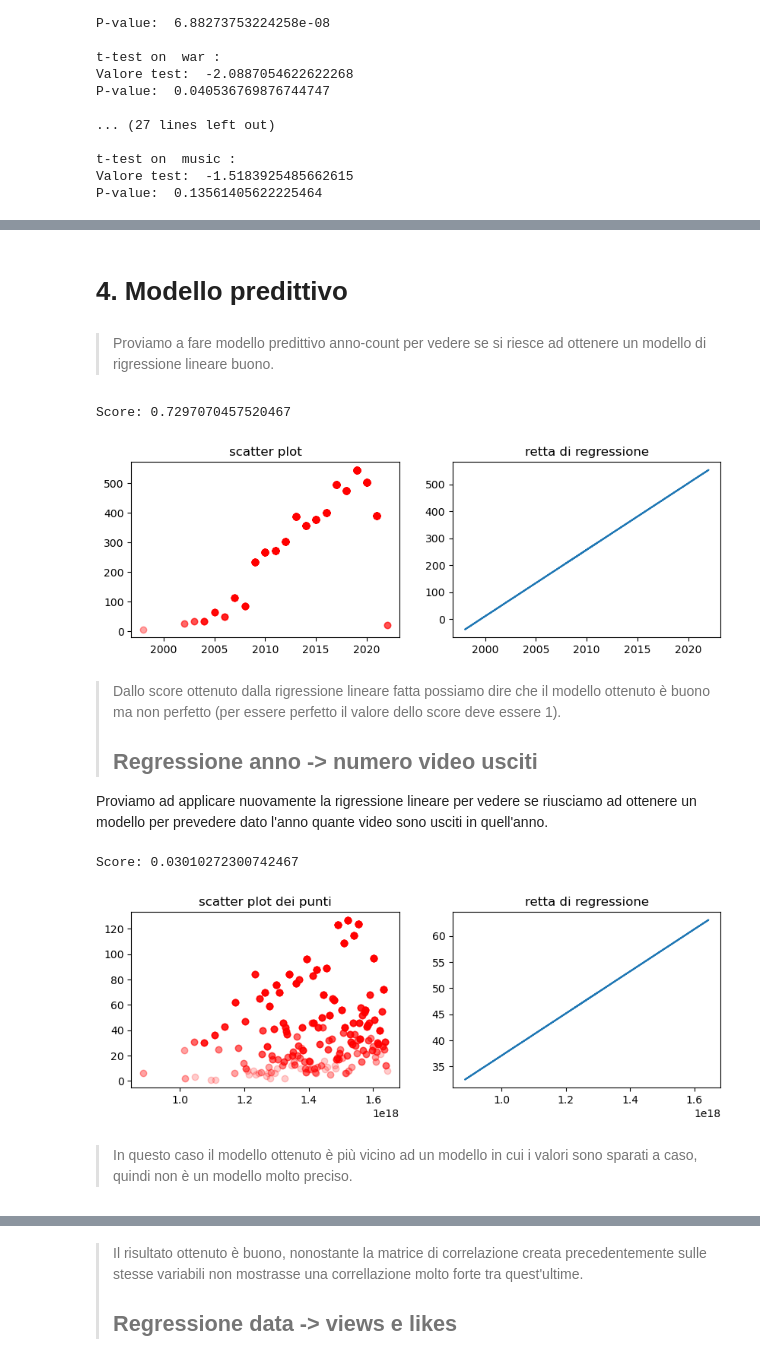
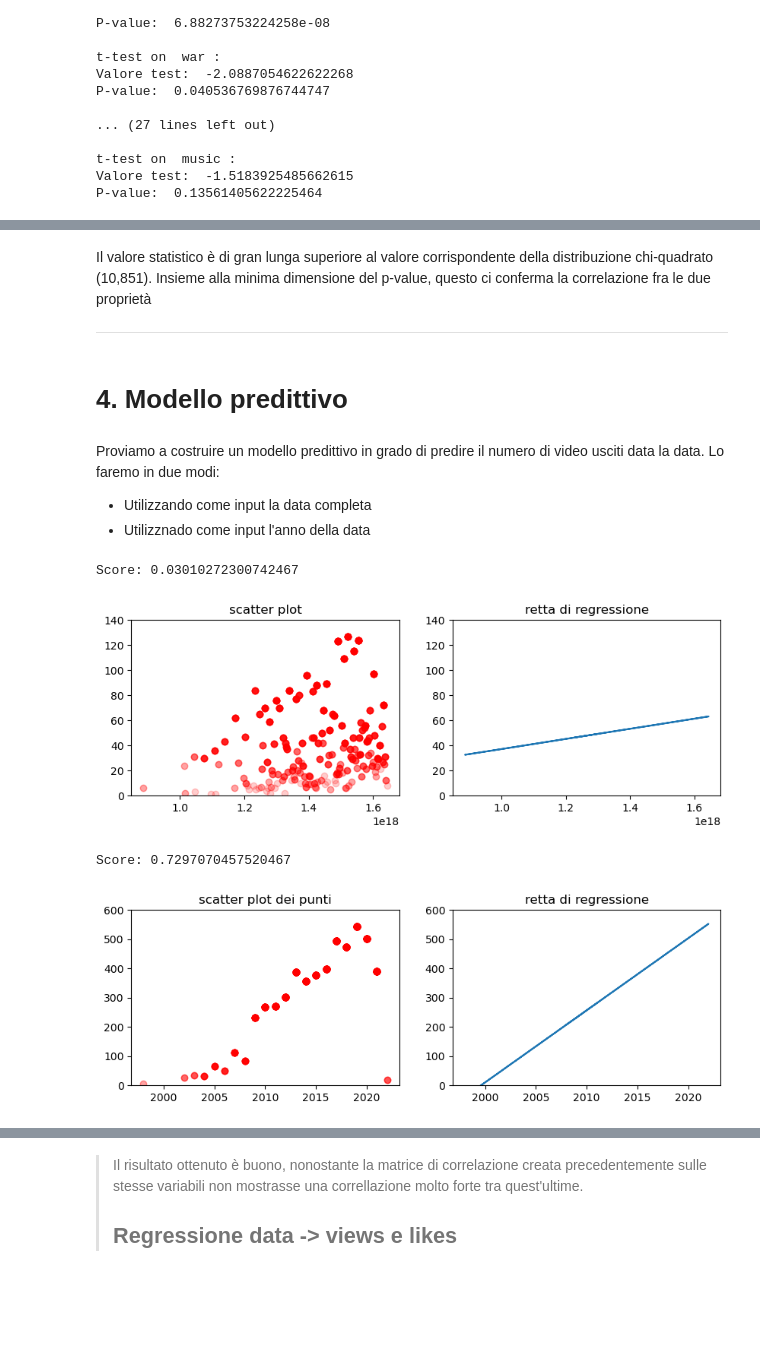
Before and after one commit to InKeaton/DataTed, a Jupyter notebook: data_ted_neo.ipynb, the cells around one changed output, grey strips where cells are left out. Drawn from its saved outputs; the diff is of its cells as text; code cells hidden in the pictures; blank space fills up the shorter version.

```diff
--- a/data_ted_neo.ipynb
+++ b/data_ted_neo.ipynb
@@ -572,0 +576,7 @@ P-value:  0.13561405622225464
+# %%
+print("Media di tutto il dataset", daTed['views'].mean())
+
+for x in range(len(tag)):
+    campione =  len(daTed.loc[daTed["tag"] == tag[x]])
+    if( (campione > 30) and (popolazione > campione*10) ):
+        print("Media tag", tag[x], ":    \t", daTed.loc[daTed["tag"] == tag[x]]['views'].mean())
@@ -586,7 +615,13 @@ Risultato della nostra contigency test:  0.0
+# %% [markdown]
+Il valore statistico è di gran lunga superiore al valore corrispondente della distribuzione chi-quadrato (10,851). Insieme alla minima dimensione del p-value, questo ci conferma la correlazione fra le due proprietà
+
+---
 # %% [markdown]
 # 4. Modello predittivo
-# %% [markdown]
->Proviamo a fare modello predittivo anno-count per vedere se si riesce ad ottenere un modello di rigressione lineare buono.
+# %% [markdown]
+Proviamo a costruire un modello predittivo in grado di predire il numero di video usciti data la data. Lo faremo in due modi:
++ Utilizzando come input la data completa
++ Utilizznado come input l'anno della data
 # %%
 daTed['count_date'] = daTed.groupby(['date'])['title'].transform('count')
 daTed['count_year'] = daTed.groupby(['date_year'])['title'].transform('count')
@@ -594,36 +629,34 @@ daTed['count_year'] = daTed.groupby(['date_year'])['title'].transform('count')
 for x in quantize_years:
     daTed.loc[daTed['date_year'] == x, 'mean_views_year'] = daTed.loc[daTed['date_year'] == x]["views"].mean()
 # %%
-x = daTed[["date_year"]].values.astype(float)
-y = daTed["count_year"]
+x = daTed[["date"]].values.astype(float)
+y = daTed["count_date"]
 x_train, x_valid, y_train, y_valid = train_test_split(x, y, test_size=0.2, random_state=1)
 regressor = LinearRegression()
 lin_reg = regressor.fit(x_train, y_train)
 
 print('Score:', lin_reg.score(x_valid, y_valid))
 
 y_hat = lin_reg.predict(x_valid)
 plt.figure(figsize=(10, 3))
 
 plt.subplot(1, 2, 1)
 plt.title("scatter plot")
+plt.ylim([0, 140])
 plt.scatter(x_valid,y_valid,c='r',alpha=0.2)
 
 plt.subplot(1, 2, 2)
 plt.title("retta di regressione")
+plt.ylim([0, 140])
 plt.plot(x_valid,y_hat)
 
 plt.show()
 # %% [output]
-Score: 0.7297070457520467
+Score: 0.03010272300742467
-[figure, old version]
+[figure, new version]
-# %% [markdown]
->Dallo score ottenuto dalla rigressione lineare fatta possiamo dire che il modello ottenuto è buono ma non perfetto (per essere perfetto il valore dello score deve essere 1).<br>
->## Regressione anno -> numero video usciti
-Proviamo ad applicare nuovamente la rigressione lineare per vedere se riusciamo ad ottenere un modello per prevedere dato l'anno quante video sono usciti in quell'anno.
 # %%
-x = daTed[["date"]].values.astype(float)
-y = daTed["count_date"]
+x = daTed[["date_year"]].values.astype(float)
+y = daTed["count_year"]
 x_train, x_valid, y_train, y_valid = train_test_split(x, y, test_size=0.2, random_state=1)
 regressor = LinearRegression()
 lin_reg = regressor.fit(x_train, y_train)
@@ -635,15 +668,15 @@ plt.figure(figsize=(10, 3))
 plt.subplot(1, 2, 1)
 y_hat = lin_reg.predict(x_valid)
 plt.title("scatter plot dei punti")
+plt.ylim([0, 600])
 plt.scatter(x_valid, y_valid,c='r',alpha=0.2)
 
 plt.subplot(1, 2, 2)
 plt.title("retta di regressione")
+plt.ylim([0, 600])
 plt.plot(x_valid,y_hat)
 
 plt.show()
 # %% [output]
-Score: 0.03010272300742467
+Score: 0.7297070457520467
-[figure, old version]
+[figure, new version]
-# %% [markdown]
->In questo caso il modello ottenuto è più vicino ad un modello in cui i valori sono sparati a caso, quindi non è un modello molto preciso.
```
Also changed, not shown: parts of 48 cells of this notebook.
